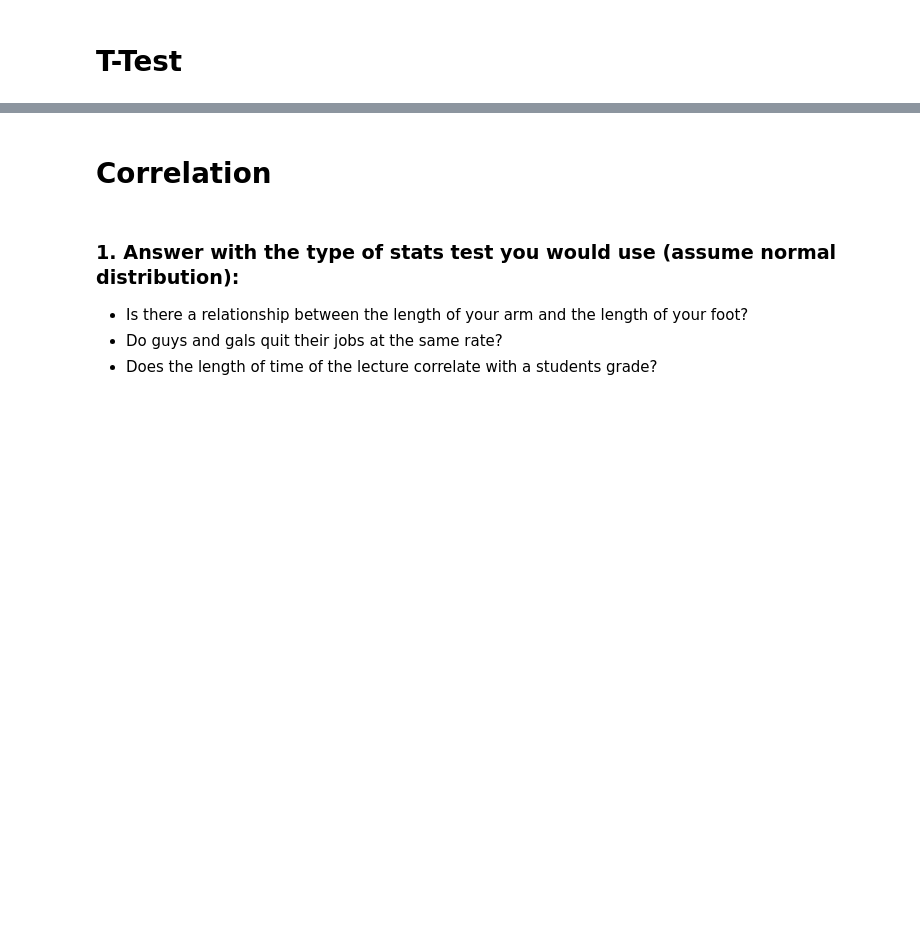
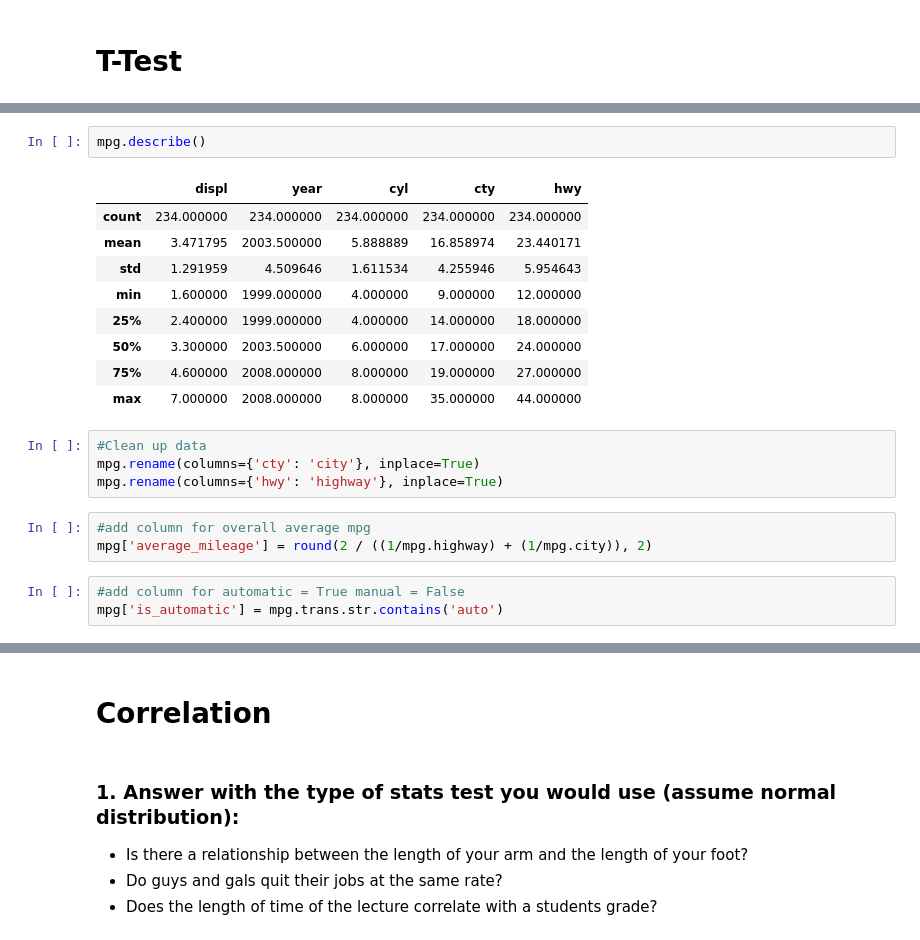
Before and after one commit to markydoug/statistics-exercises, a Jupyter notebook: hypothesis_testing.ipynb, the cells around one changed output, grey strips where cells are left out. Cells and saved outputs as stored; diff of their text form; blank space fills up the shorter version.

```diff
--- a/hypothesis_testing.ipynb
+++ b/hypothesis_testing.ipynb
@@ -61,0 +212,22 @@ $H_A$ = Our television ad leads to more sales.
+# %%
+mpg.describe()
+# %% [output]
+|  | displ | year | cyl | cty | hwy |
+| count | 234.000000 | 234.000000 | 234.000000 | 234.000000 | 234.000000 |
+| mean | 3.471795 | 2003.500000 | 5.888889 | 16.858974 | 23.440171 |
+| std | 1.291959 | 4.509646 | 1.611534 | 4.255946 | 5.954643 |
+| min | 1.600000 | 1999.000000 | 4.000000 | 9.000000 | 12.000000 |
+| 25% | 2.400000 | 1999.000000 | 4.000000 | 14.000000 | 18.000000 |
+| 50% | 3.300000 | 2003.500000 | 6.000000 | 17.000000 | 24.000000 |
+| 75% | 4.600000 | 2008.000000 | 8.000000 | 19.000000 | 27.000000 |
+| max | 7.000000 | 2008.000000 | 8.000000 | 35.000000 | 44.000000 |
+# %%
+#Clean up data
+mpg.rename(columns={'cty': 'city'}, inplace=True)
+mpg.rename(columns={'hwy': 'highway'}, inplace=True)
+# %%
+#add column for overall average mpg
+mpg['average_mileage'] = round(2 / ((1/mpg.highway) + (1/mpg.city)), 2)
+# %%
+#add column for automatic = True manual = False
+mpg['is_automatic'] = mpg.trans.str.contains('auto')
```
Also changed, not shown: parts of 87 cells of this notebook.
